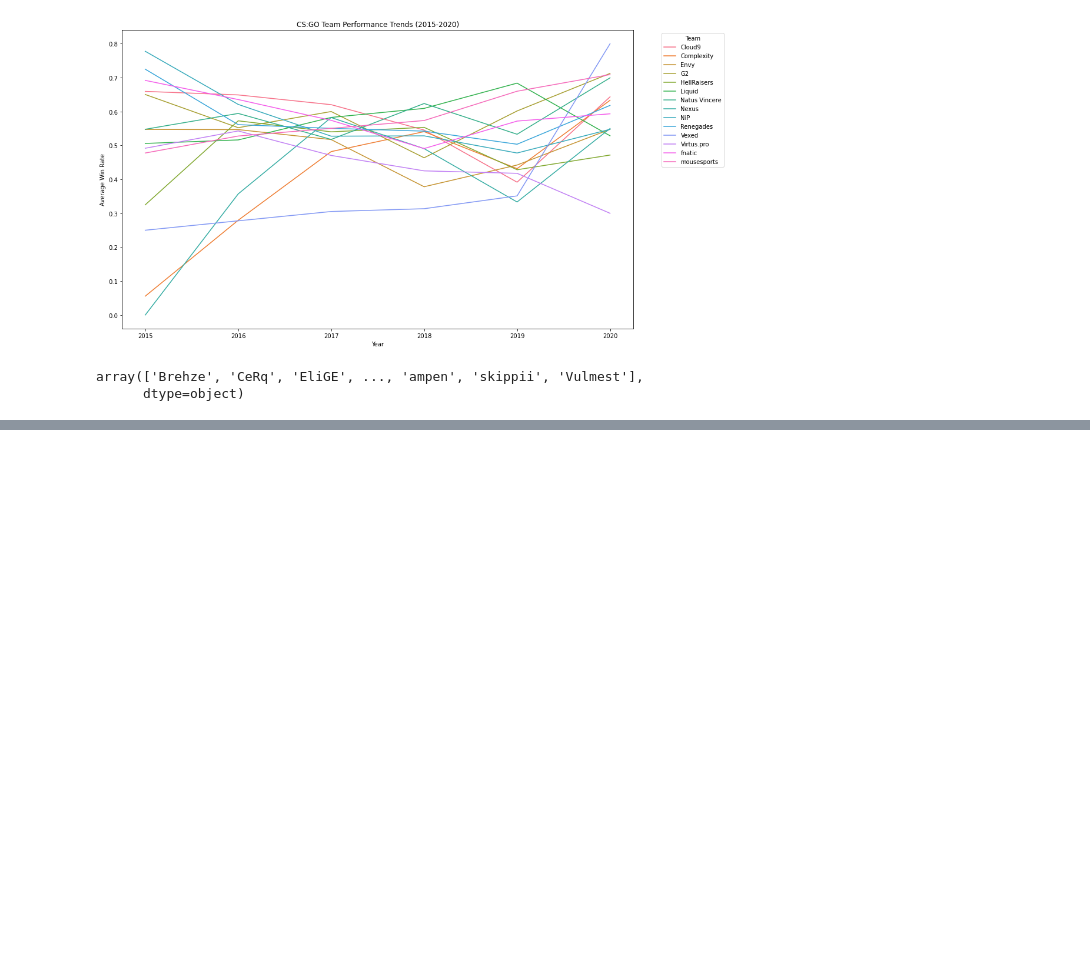
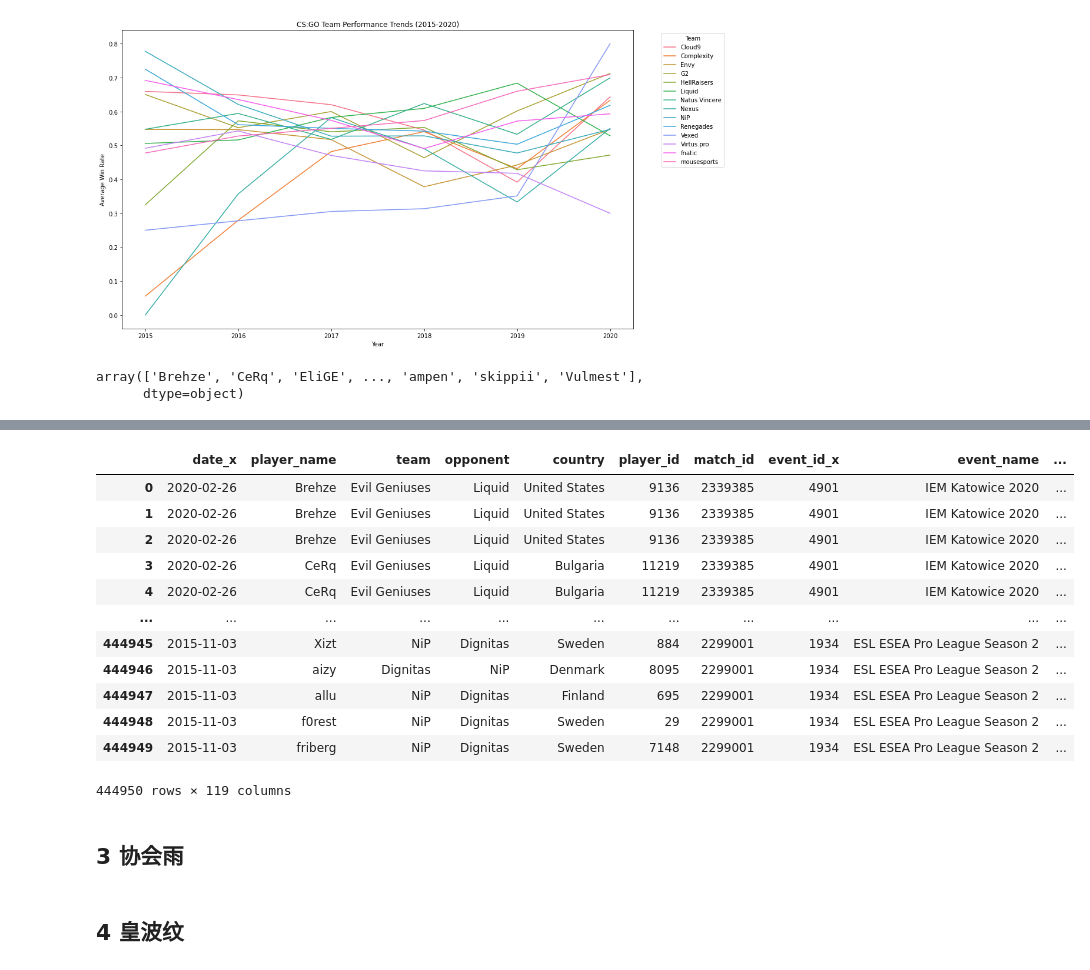
Before and after one commit to saeculumx/DataScienceTool_F23, a Jupyter notebook: project.ipynb, the cells around one changed output, grey strips where cells are left out. Drawn from its saved outputs; the diff is of its cells as text; code cells hidden in the pictures; blank space fills up the shorter version.

```diff
--- a/project.ipynb
+++ b/project.ipynb
@@ -131,0 +179,21 @@ Analyze frequent map choices in combination with winning teams to see if certain
+# %%
+merged_df = pd.merge(df_player, df_match, on='match_id')
+merged_df
+# %% [output]
+|  | date_x | player_name | team | opponent | country | player_id | match_id | event_id_x | event_name | ... |
+| 0 | 2020-02-26 | Brehze | Evil Geniuses | Liquid | United States | 9136 | 2339385 | 4901 | IEM Katowice 2020 | ... |
+| 1 | 2020-02-26 | Brehze | Evil Geniuses | Liquid | United States | 9136 | 2339385 | 4901 | IEM Katowice 2020 | ... |
+| 2 | 2020-02-26 | Brehze | Evil Geniuses | Liquid | United States | 9136 | 2339385 | 4901 | IEM Katowice 2020 | ... |
+| 3 | 2020-02-26 | CeRq | Evil Geniuses | Liquid | Bulgaria | 11219 | 2339385 | 4901 | IEM Katowice 2020 | ... |
+| 4 | 2020-02-26 | CeRq | Evil Geniuses | Liquid | Bulgaria | 11219 | 2339385 | 4901 | IEM Katowice 2020 | ... |
+| ... | ... | ... | ... | ... | ... | ... | ... | ... | ... | ... |
+| 444945 | 2015-11-03 | Xizt | NiP | Dignitas | Sweden | 884 | 2299001 | 1934 | ESL ESEA Pro League Season 2 | ... |
+| 444946 | 2015-11-03 | aizy | Dignitas | NiP | Denmark | 8095 | 2299001 | 1934 | ESL ESEA Pro League Season 2 | ... |
+| 444947 | 2015-11-03 | allu | NiP | Dignitas | Finland | 695 | 2299001 | 1934 | ESL ESEA Pro League Season 2 | ... |
+| 444948 | 2015-11-03 | f0rest | NiP | Dignitas | Sweden | 29 | 2299001 | 1934 | ESL ESEA Pro League Season 2 | ... |
+| 444949 | 2015-11-03 | friberg | NiP | Dignitas | Sweden | 7148 | 2299001 | 1934 | ESL ESEA Pro League Season 2 | ... |
+444950 rows × 119 columns
+# %% [markdown]
+## 3 协会雨
+# %% [markdown]
+## 4 皇波纹
```
Also changed, not shown: parts of 4 cells of this notebook.
